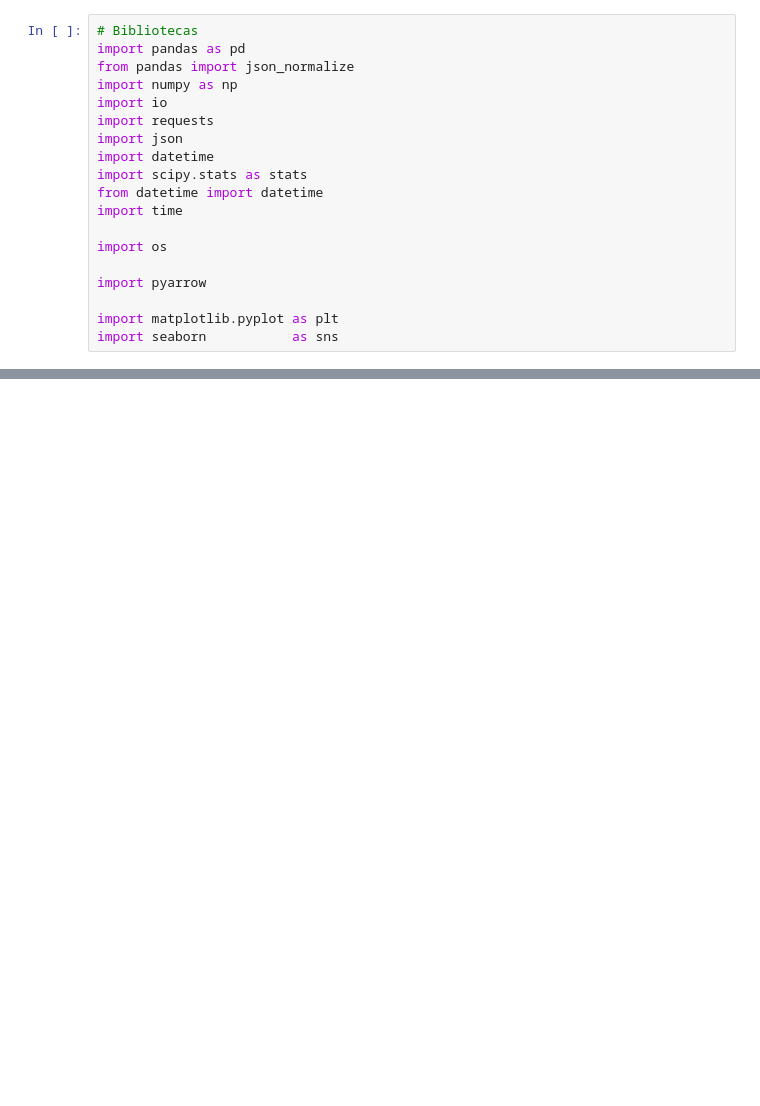
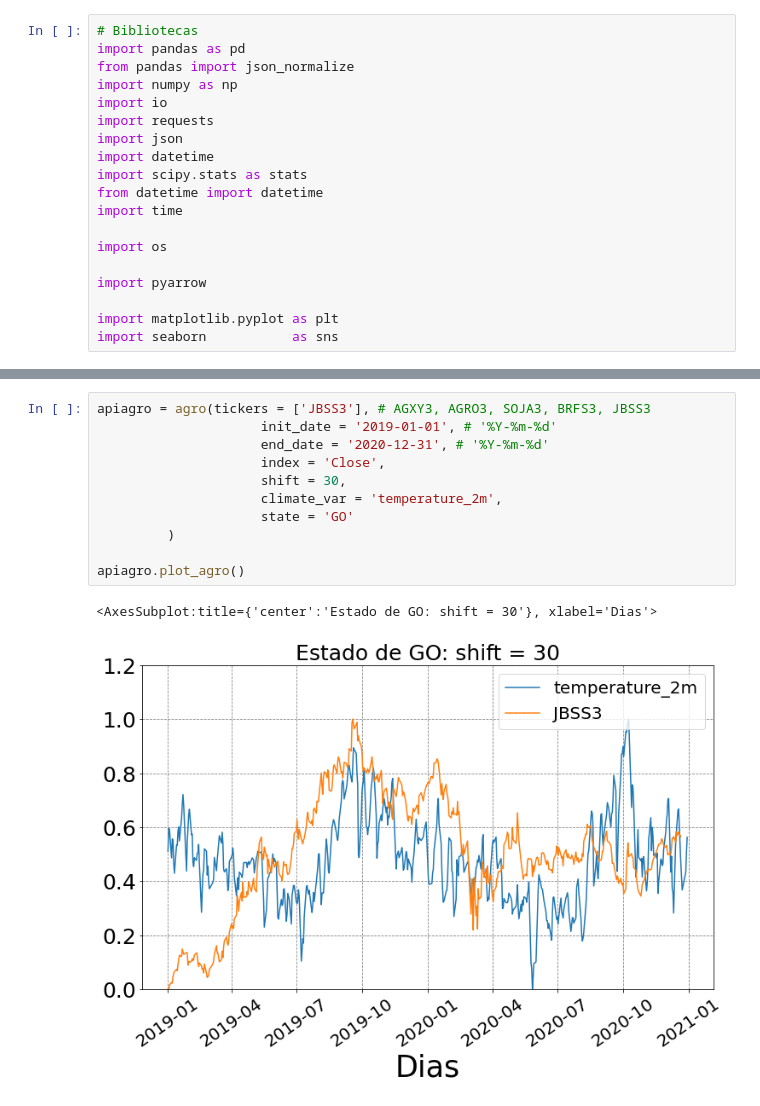
Before and after one commit to sanchoassp/Clima_Agro, a Jupyter notebook: Clima_Agro.ipynb, the cells around one changed output, grey strips where cells are left out. Cells and saved outputs as stored; diff of their text form; blank space fills up the shorter version.

```diff
--- a/Clima_Agro.ipynb
+++ b/Clima_Agro.ipynb
@@ -165,0 +141,14 @@ apiagro.plot_agro()
+# %%
+apiagro = agro(tickers = ['JBSS3'], # AGXY3, AGRO3, SOJA3, BRFS3, JBSS3
+                     init_date = '2019-01-01', # '%Y-%m-%d'
+                     end_date = '2020-12-31', # '%Y-%m-%d'
+                     index = 'Close',
+                     shift = 30,
+                     climate_var = 'temperature_2m',
+                     state = 'GO'
+         )
+
+apiagro.plot_agro()
+# %% [output]
+<AxesSubplot:title={'center':'Estado de GO: shift = 30'}, xlabel='Dias'>
+[figure, added]
```
Also changed, not shown: parts of 6 cells of this notebook.
